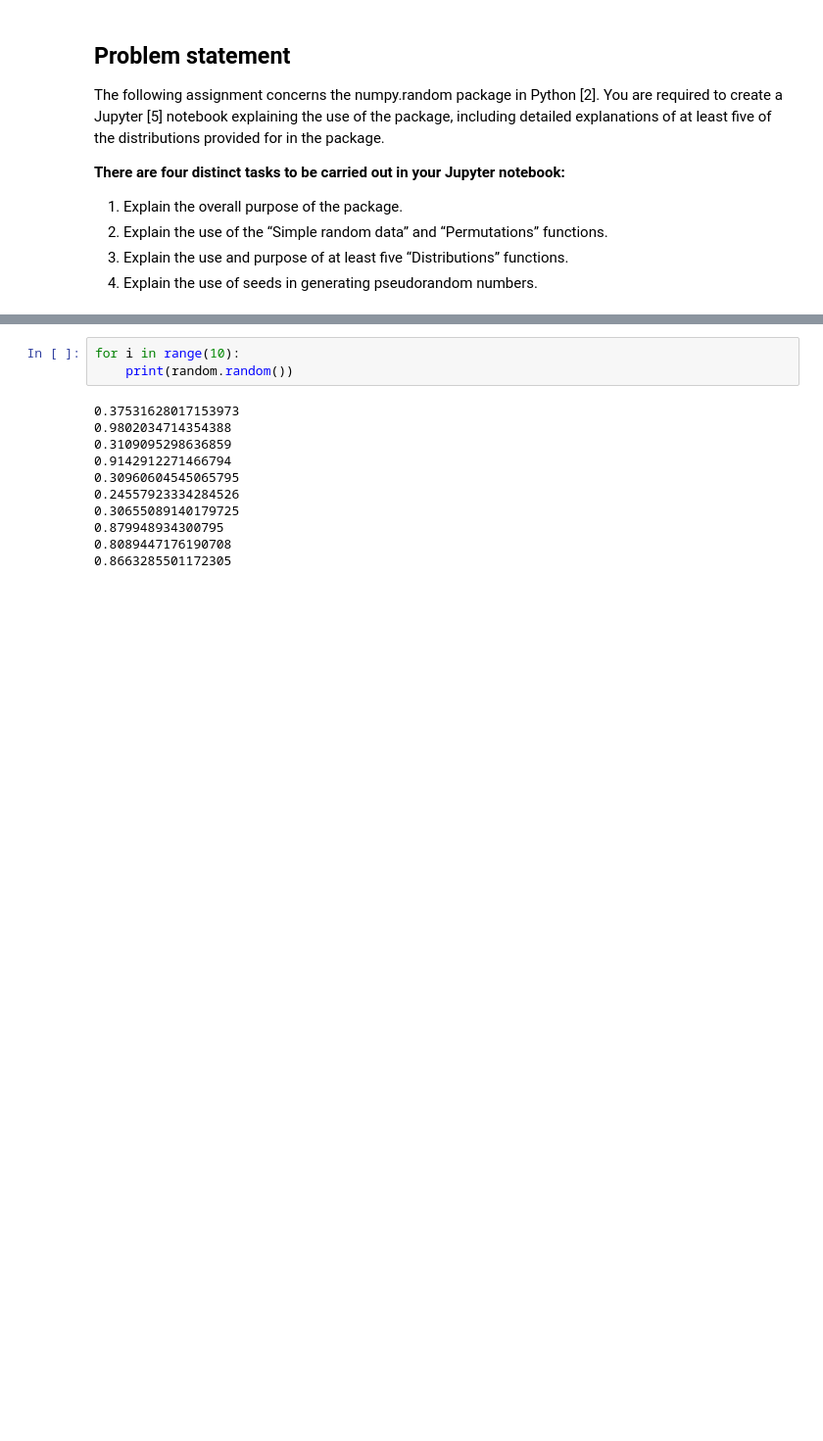
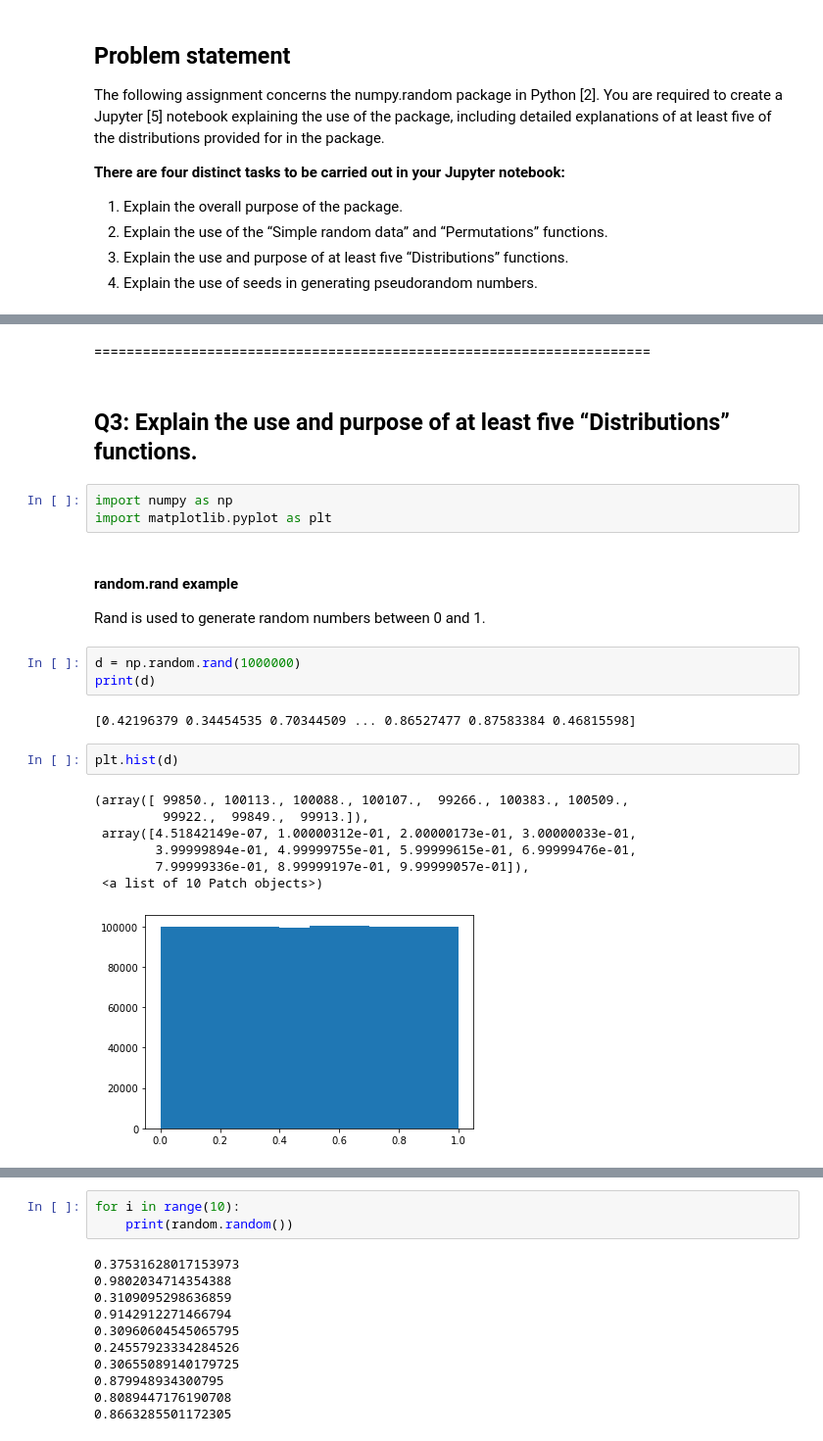
Before and after one commit to PJFinnerty/52465-Assignment, a Jupyter notebook: Practical Assignment.ipynb, the cells around one changed output, grey strips where cells are left out. Shown at 98% size. Cells and saved outputs as stored; diff of their text form; blank space fills up the shorter version.

Commit message:
Added new file, pdf of practical assignment question. Edited 'practical assignment.ipynb' - researching and practicing Simple Random Data functions.

```diff
--- a/Practical Assignment.ipynb
+++ b/Practical Assignment.ipynb
@@ -11,0 +205,26 @@ import numpy
+# %% [markdown]
+=====================================================================
+# %% [markdown]
+## Q3: Explain the use and purpose of at least five “Distributions” functions.
+# %%
+import numpy as np
+import matplotlib.pyplot as plt
+# %% [markdown]
+#### random.rand example
+
+Rand is used to generate random numbers between 0 and 1.
+# %%
+d = np.random.rand(1000000)
+print(d)
+# %% [output]
+[0.42196379 0.34454535 0.70344509 ... 0.86527477 0.87583384 0.46815598]
+# %%
+plt.hist(d)
+# %% [output]
+(array([ 99850., 100113., 100088., 100107.,  99266., 100383., 100509.,
+         99922.,  99849.,  99913.]),
+ array([4.51842149e-07, 1.00000312e-01, 2.00000173e-01, 3.00000033e-01,
+        3.99999894e-01, 4.99999755e-01, 5.99999615e-01, 6.99999476e-01,
+        7.99999336e-01, 8.99999197e-01, 9.99999057e-01]),
+ <a list of 10 Patch objects>)
+[figure, added]
```
Also changed, not shown: parts of 47 cells of this notebook, 1 other file.
